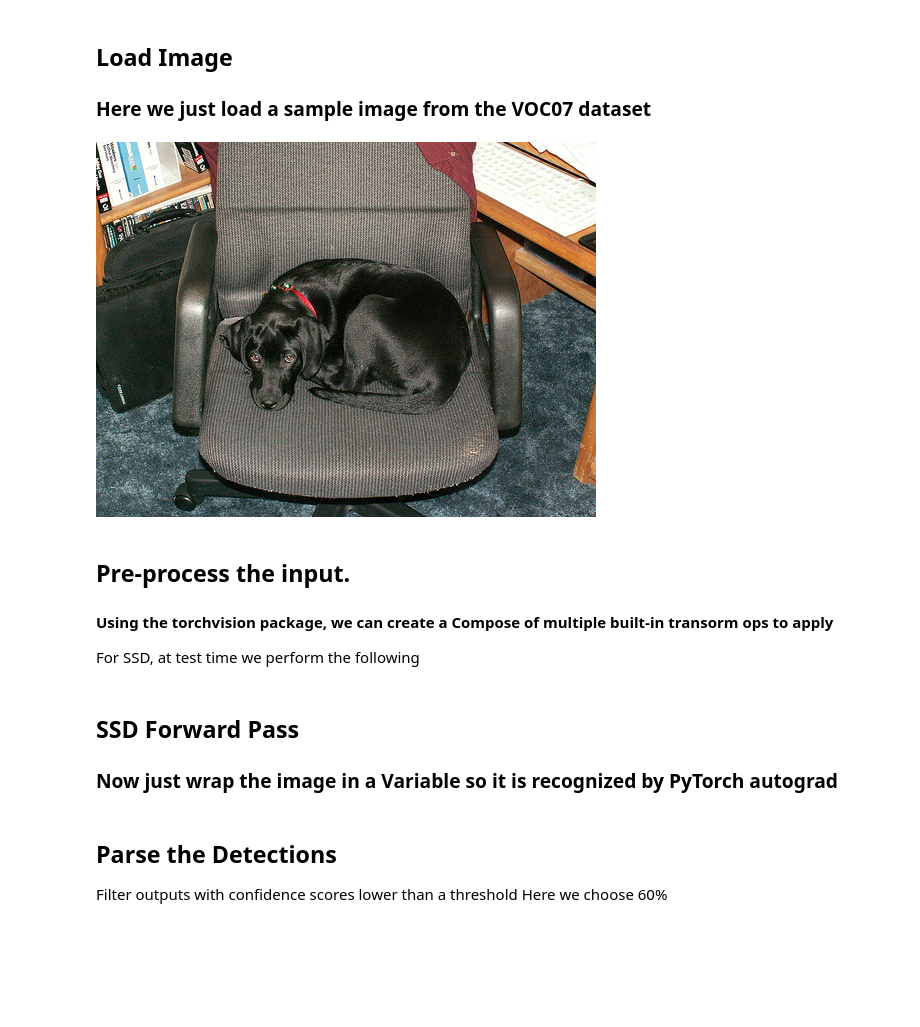
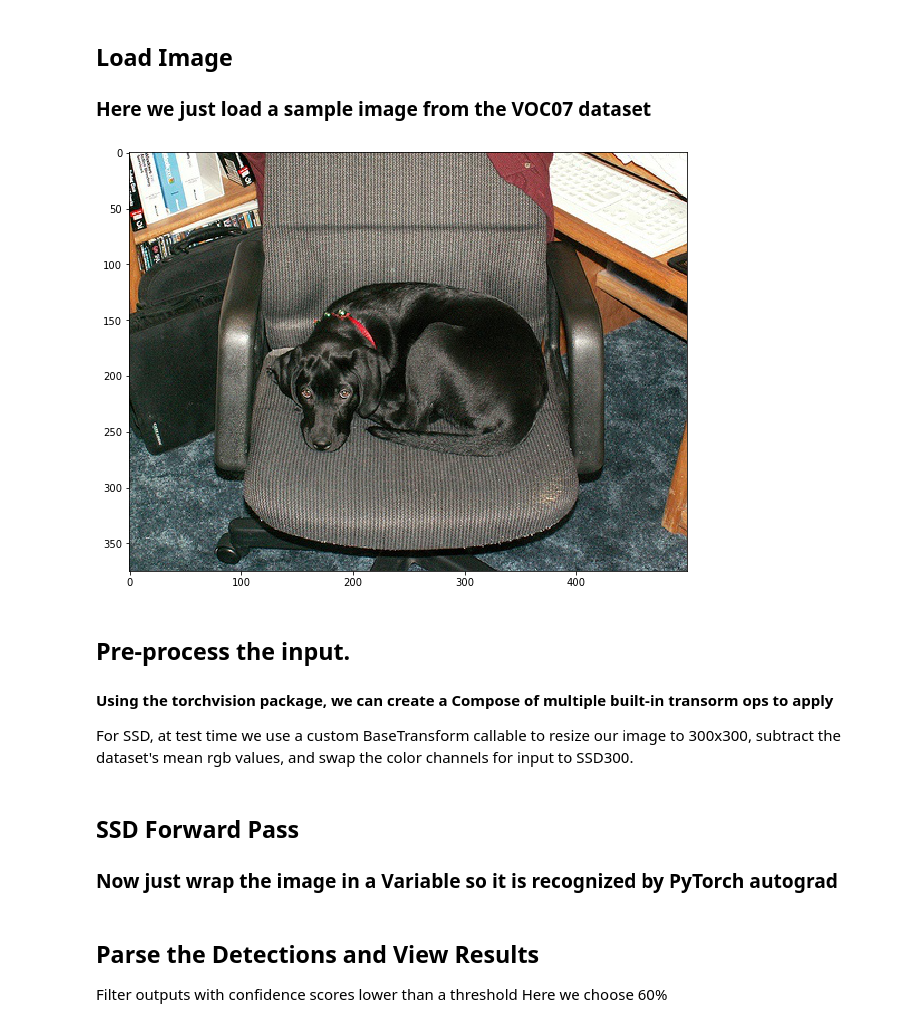
Before and after one commit to amdegroot/ssd.pytorch, a Jupyter notebook: demo.ipynb, the cells around one changed output. Cells and saved outputs as stored; diff of their text form; code cells hidden in the pictures; blank space fills up the shorter version.

Commit message:
update ipynb demo with  cv2 transforms

```diff
--- a/demo.ipynb
+++ b/demo.ipynb
@@ -29,16 +29,23 @@ Finished!
 ### Here we just load a sample image from the VOC07 dataset
 # %%
 # image = Image.open('./data/example.jpg').convert('RGB')   # uncomment if dataset not downloaded
-
-from data import VOCDetection, VOCroot, base_transform, detection_collate
-valset = VOCDetection(VOCroot, 'val', None, None)
+%matplotlib inline
+from matplotlib import pyplot as plt
+from data import VOCDetection, VOCroot, BaseTransform, AnnotationTransform
+# here we specify year (07 or 12) and dataset ('test', 'val', 'train')
+testset = VOCDetection(VOCroot, [('2007', 'val')], None, AnnotationTransform)
 img_id = 16
-image = valset.pull_image(img_id)
+image = testset.pull_image(img_id)
+rgb_image = cv2.cvtColor(image, cv2.COLOR_BGR2RGB)
 # View the sampled input image before transform
-image
+plt.figure(figsize=(10,10))
+plt.imshow(rgb_image)
+plt.show()
 # %% [output]
-[figure, old version]
+[figure, new version]
 # %% [markdown]
 ## Pre-process the input.
 #### Using the torchvision package, we can create a Compose of multiple built-in transorm ops to apply
-For SSD, at test time we perform the following
+For SSD, at test time we use a custom BaseTransform callable to
+resize our image to 300x300, subtract the dataset's mean rgb values,
+and swap the color channels for input to SSD300.
@@ -60,7 +60,7 @@ x = base_transform(image)
 x = Variable(x.unsqueeze_(0))     # wrap tensor in Variable
 y = net(x)
 # %% [markdown]
-## Parse the Detections
+## Parse the Detections and View Results
 Filter outputs with confidence scores lower than a threshold
 Here we choose 60%
 # %%
```
Also changed, not shown: parts of 7 cells of this notebook, 1 other file.
